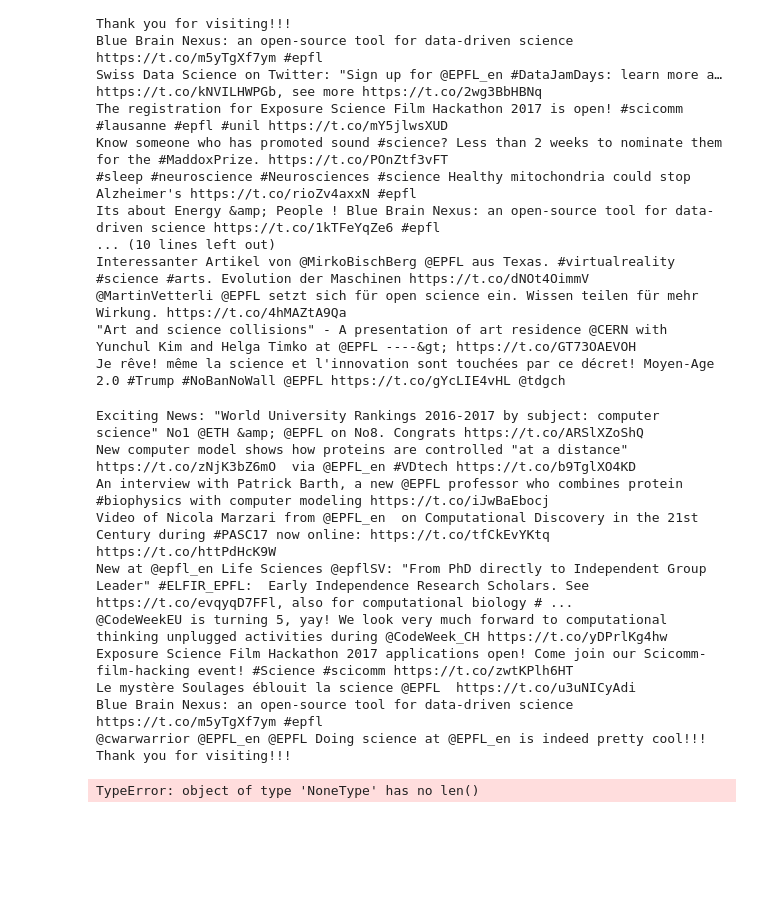
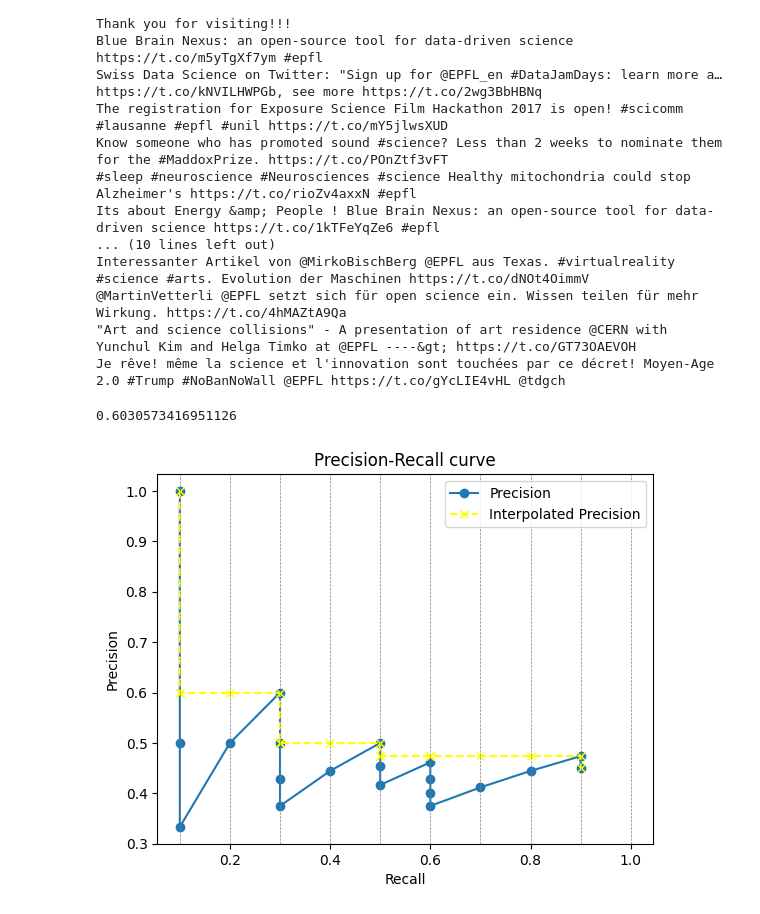
Before and after one commit to fpalmisa/DIS, a Jupyter notebook: Exercises/week 2 - Information Retrieval Basics/Vector_Space_Retrieval.ipynb, the cells around one changed output. Drawn from its saved outputs; the diff is of its cells as text; code cells hidden in the pictures; blank space fills up the shorter version.

Commit message:
End Week2

```diff
--- a/Exercises/week 2 - Information Retrieval Basics/Vector_Space_Retrieval.ipynb
+++ b/Exercises/week 2 - Information Retrieval Basics/Vector_Space_Retrieval.ipynb
@@ -280,5 +303,5 @@ def compute_precision_at_k(predict, gt, k):
 # %%
-def compute_map(queries, K = 10):
+def compute_map(queries, K = 20):
     """
     It computes mean average precision (MAP) for a set of queries.
 
@@ -288,24 +311,50 @@ def compute_map(queries, K = 10):
     map_score = 0
     for i, query in enumerate(queries):
         precision_for_query = 0
+        recall_for_query = 0
+        prec_recall = []
+        precision = []
+        recall = []
         predict = search_vec(query, K)
         gt = search_vec_sklearn(query, features)
         for k in range(1, K+1):
-            precision_for_query += compute_precision_at_k(predict, gt, k)
-        map_score += precision_for_query/K
-    map_score = map_score/len(queries)
-    return map_score
+            precision_for_query = compute_precision_at_k(predict, gt, k)
+            recall_for_query = compute_recall_at_k(predict, gt, k)
+            # Calculate the Precision interpolated
+            precision.append(precision_for_query)
+            recall.append(recall_for_query)
+
+        prec_interpo = compute_interpolated_precisions(precision, recall)
+
+        # Calculate only for the relevant values
+        p_int_relevant = sum(prec_interpo[i] for i, retrieved in enumerate(predict) if retrieved in gt)
+
+        map_score += p_int_relevant/len(gt)
+    map_score = 1/len(queries) * map_score
+    return map_score, prec_interpo, precision, recall
-# %%
-compute_map(queries)
-# %% [output]
-Exciting News: "World University Rankings 2016-2017 by subject: computer science" No1 @ETH &amp; @EPFL on No8. Congrats https://t.co/ARSlXZoShQ
-New computer model shows how proteins are controlled "at a distance" https://t.co/zNjK3bZ6mO  via @EPFL_en #VDtech https://t.co/b9TglXO4KD
-An interview with Patrick Barth, a new @EPFL professor who combines protein #biophysics with computer modeling https://t.co/iJwBaEbocj
-Video of Nicola Marzari from @EPFL_en  on Computational Discovery in the 21st Century during #PASC17 now online: https://t.co/tfCkEvYKtq https://t.co/httPdHcK9W
-New at @epfl_en Life Sciences @epflSV: "From PhD directly to Independent Group Leader" #ELFIR_EPFL:  Early Independence Research Scholars. See https://t.co/evqyqD7FFl, also for computational biology # ...
-@CodeWeekEU is turning 5, yay! We look very much forward to computational thinking unplugged activities during @CodeWeek_CH https://t.co/yDPrlKg4hw
-Exposure Science Film Hackathon 2017 applications open! Come join our Scicomm-film-hacking event! #Science #scicomm https://t.co/zwtKPlh6HT
-Le mystère Soulages éblouit la science @EPFL  https://t.co/u3uNICyAdi
-Blue Brain Nexus: an open-source tool for data-driven science https://t.co/m5yTgXf7ym #epfl
-@cwarwarrior @EPFL_en @EPFL Doing science at @EPFL_en is indeed pretty cool!!! Thank you for visiting!!!
-TypeError: object of type 'NoneType' has no len()
+# %%
+map_score, prec_interpo, precision, recall = compute_map(queries)
+# %%
+print(map_score)
+# %% [output]
+0.6030573416951126
+# %%
+# Plot the prec-recall curve for interpolated precision (according to the previous function)
+import matplotlib.pyplot as plt
+
+def plot_prec_recall_curve(precision, recall, prec_interpo):
+    plt.plot(recall, precision, marker='o', label='Precision')
+    plt.plot(recall, prec_interpo, marker='x', linestyle='--', color='yellow', label='Interpolated Precision')
+    plt.xlabel('Recall')
+    plt.ylabel('Precision')
+    plt.title('Precision-Recall curve')
+    # Add vertical lines at every 0.1 on the recall axis up to 0.5
+    for r in range(1, 11):
+        plt.axvline(x=r/10, color='gray', linestyle='--', linewidth=0.5)
+
+    plt.legend()
+    plt.show()
+
+plot_prec_recall_curve(precision, recall, prec_interpo)
+# %% [output]
+[figure, added]
```
Also changed, not shown: parts of 4 cells of this notebook.
